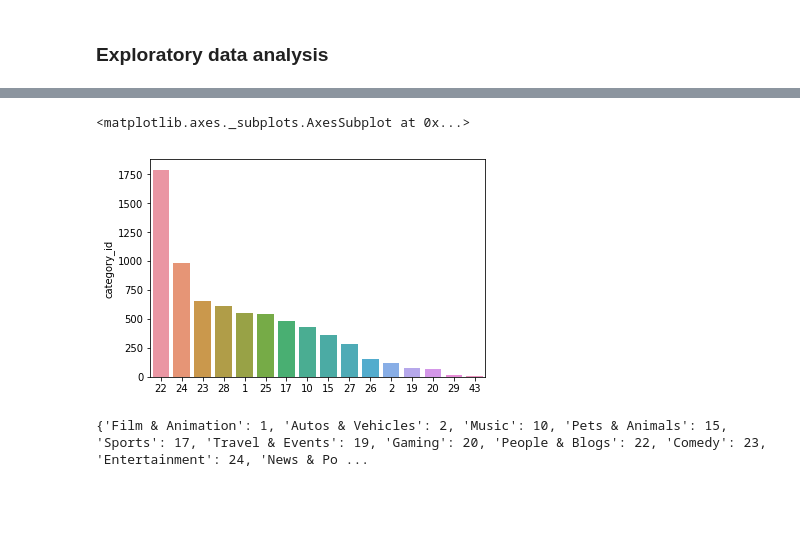
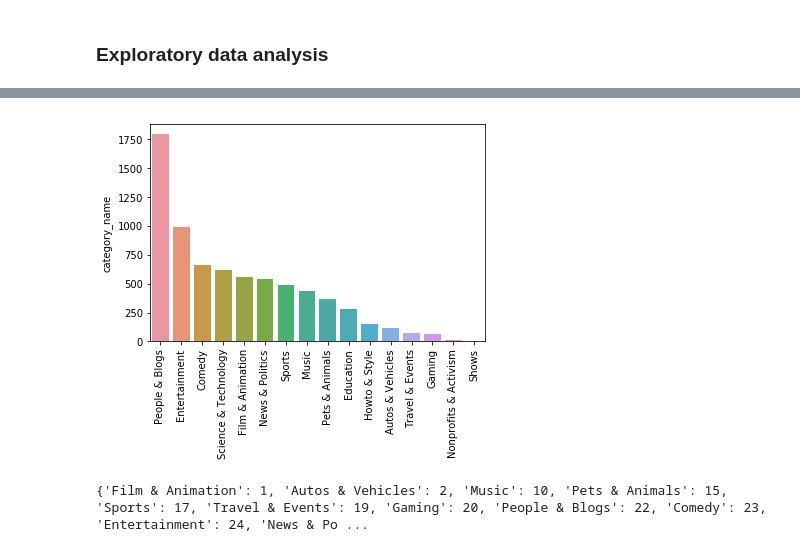
Before and after one commit to askatako/youtube, a Jupyter notebook: EDA_USA.ipynb, the cells around one changed output, grey strips where cells are left out. Cells and saved outputs as stored; diff of their text form; code cells hidden in the pictures; blank space fills up the shorter version.

```diff
--- a/EDA_USA.ipynb
+++ b/EDA_USA.ipynb
@@ -35,3 +35,5 @@ print(categories)
 #Makes a subset of categories present in the dataset
 cat_name_to_cat_id = {j:i for i,j in categories.items() if i in set(usdata["category_id"])}
 cat_id_to_cat_name = {j:i for i,j in cat_name_to_cat_id.items()}
+# %%
+usdata["category_name"] = usdata.category_id.map(cat_id_to_cat_name)
@@ -63,12 +81,11 @@ plt.show()
 # %%
-sns.barplot(usdata["category_id"].unique(),usdata["category_id"].value_counts())
-
-#The most common category is People & Blogs, followed by Entertainment.
-
-#usdata["category_id"].value_counts().plot()
+sns.barplot(usdata["category_name"].unique(),usdata["category_name"].value_counts())
+plt.xticks(rotation=90)
+plt.show()
+#The most common category is People & Blogs, followed by Entertainment, then Comedy which has a similar popularity
+#to science and Tech.
 # %% [output]
-<matplotlib.axes._subplots.AxesSubplot at 0x...>
-[figure, old version]
+[figure, new version]
 # %%
 print(cat_name_to_cat_id)
 # %% [output]
```
Also changed, not shown: parts of 8 cells of this notebook.
